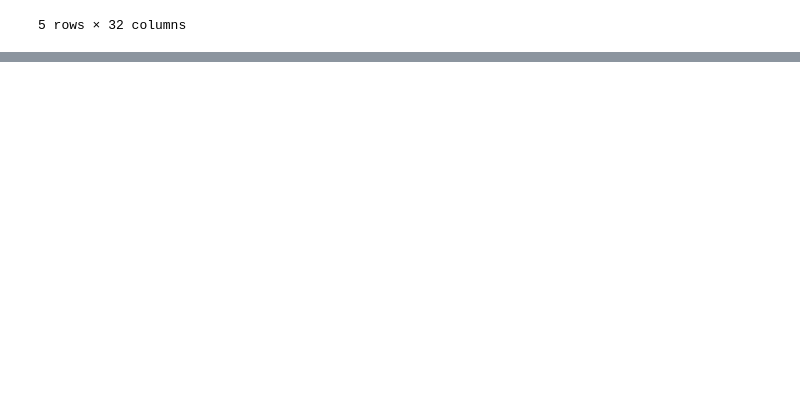
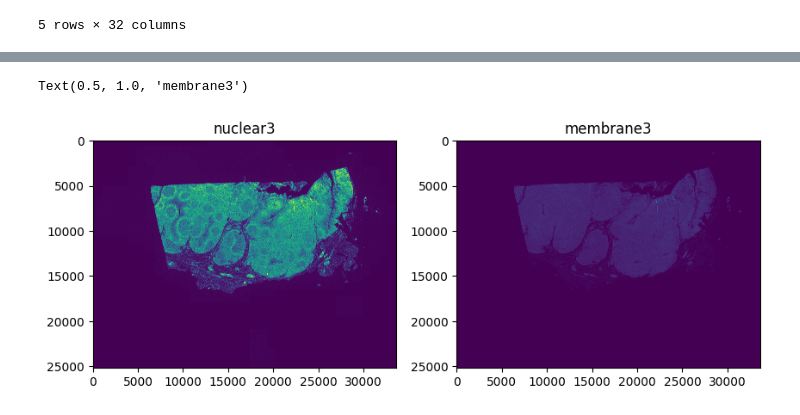
Before and after one commit to fengsh27/Benchmarking_tissue_preparation, a Jupyter notebook: test-demo.ipynb, the cells around one changed output, grey strips where cells are left out. Cells and saved outputs as stored; diff of their text form; code cells hidden in the pictures; blank space fills up the shorter version.

```diff
--- a/test-demo.ipynb
+++ b/test-demo.ipynb
@@ -288,0 +302,12 @@ dataScale_full2.to_csv(os.path.join(out_dir, 'dataScaleSize_slide2.csv'), index
+# %%
+nuclear3, membrane3 = generate_nuclear_and_membrane(img3)
+# show the final nuclear and membrane arrays as images
+fig, ax = plt.subplots(1, 2, figsize=(10, 10))
+ax[0].imshow(nuclear3)
+ax[1].imshow(membrane3)
+
+ax[0].set_title('nuclear3')
+ax[1].set_title('membrane3')
+# %% [output]
+Text(0.5, 1.0, 'membrane3')
+[figure, added]
```
Also changed, not shown: parts of 15 cells of this notebook.
